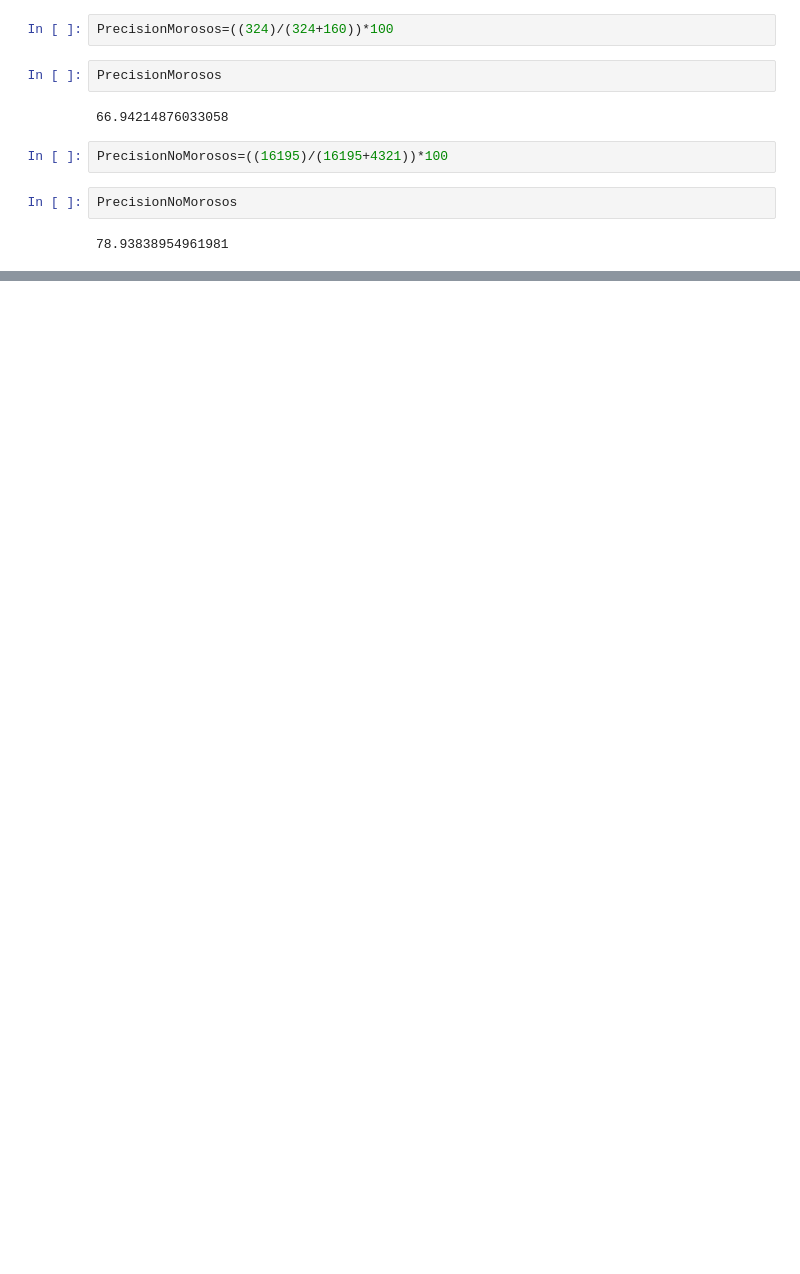
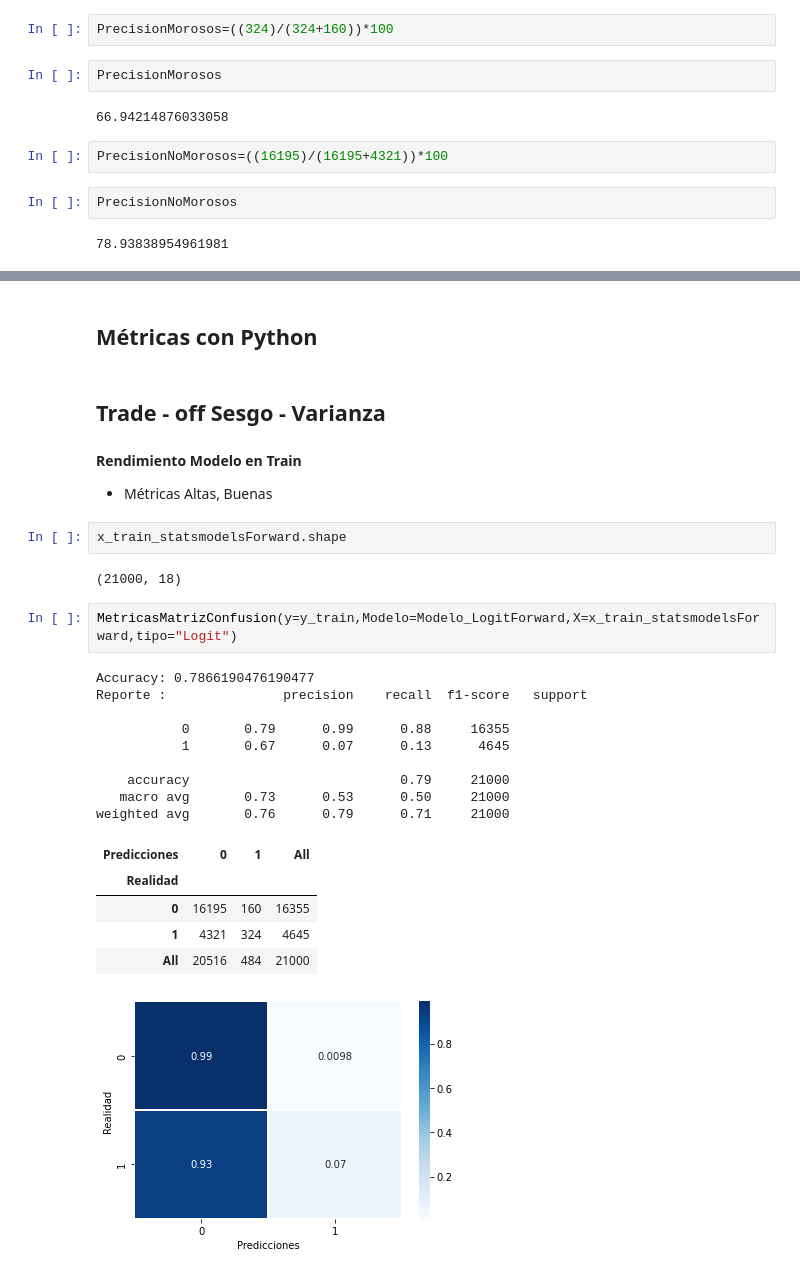
Before and after one commit to Oscar19922017/ModeloCredit2023, a Jupyter notebook: 3_Modelos.ipynb, the cells around one changed output, grey strips where cells are left out. Drawn from its saved outputs; the diff is of its cells as text; blank space fills up the shorter version.

```diff
--- a/3_Modelos.ipynb
+++ b/3_Modelos.ipynb
@@ -582,0 +661,29 @@ PrecisionNoMorosos
+# %% [markdown]
+## **Métricas con Python**
+# %% [markdown]
+##  **Trade - off Sesgo - Varianza**
+# %% [markdown]
+**Rendimiento Modelo en Train**
+* Métricas Altas, Buenas
+# %%
+x_train_statsmodelsForward.shape
+# %% [output]
+(21000, 18)
+# %%
+MetricasMatrizConfusion(y=y_train,Modelo=Modelo_LogitForward,X=x_train_statsmodelsForward,tipo="Logit")
+# %% [output]
+Accuracy: 0.7866190476190477
+Reporte :               precision    recall  f1-score   support
+
+           0       0.79      0.99      0.88     16355
+           1       0.67      0.07      0.13      4645
+
+    accuracy                           0.79     21000
+   macro avg       0.73      0.53      0.50     21000
+weighted avg       0.76      0.79      0.71     21000
+| Predicciones | 0 | 1 | All |
+| Realidad |  |  |  |
+| 0 | 16195 | 160 | 16355 |
+| 1 | 4321 | 324 | 4645 |
+| All | 20516 | 484 | 21000 |
+[figure, added]
```
Also changed, not shown: parts of 24 cells of this notebook.
